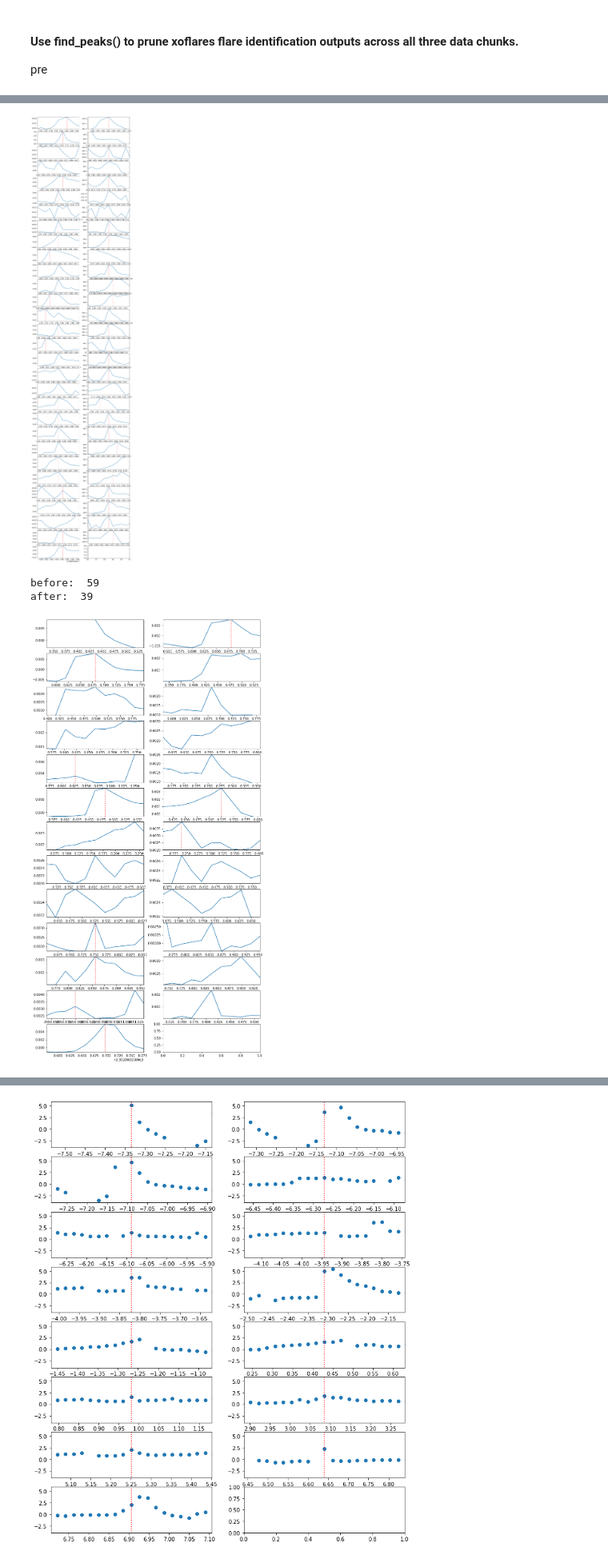
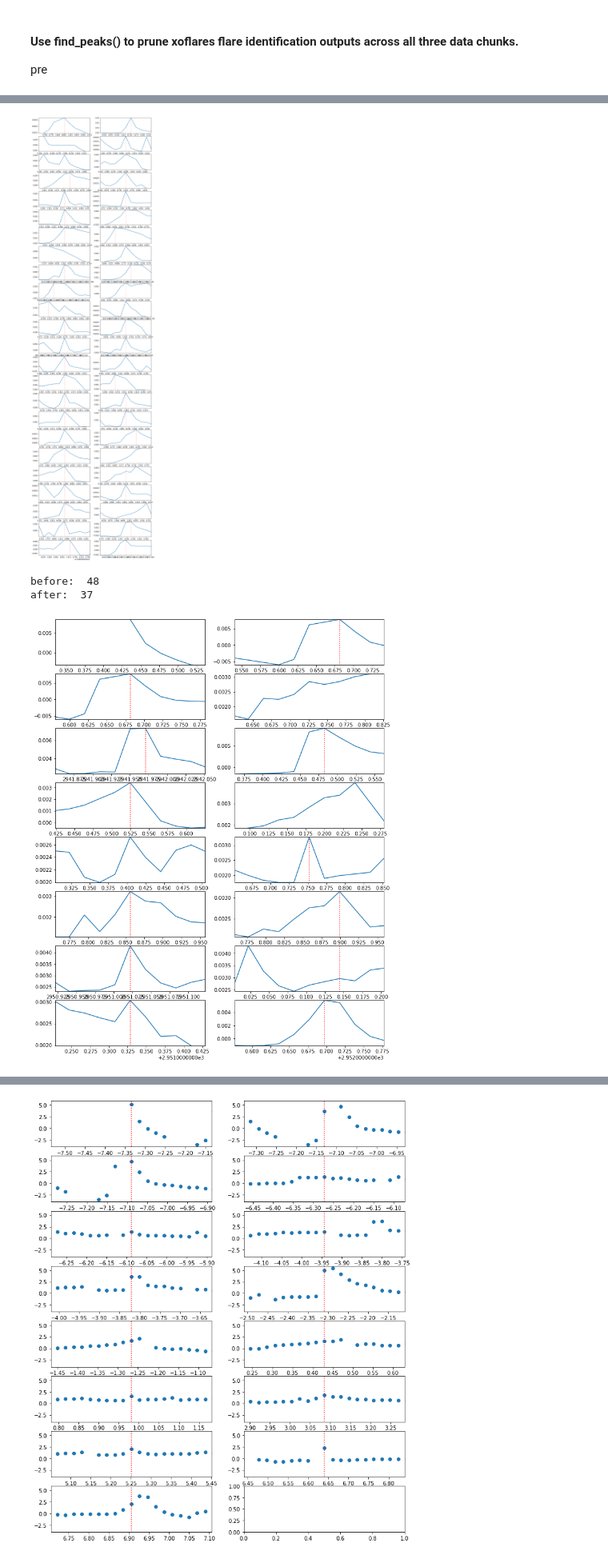
Before and after one commit to exoclam/epic-246301900, a Jupyter notebook: injection-recovery/injection_recovery.ipynb, the cells around one changed output, grey strips where cells are left out. Shown at 80% size. Cells and saved outputs as stored; diff of their text form; code cells hidden in the pictures.

Commit message:
redid FFD plot using injection-recovery-informed flare identification model

```diff
--- a/injection-recovery/injection_recovery.ipynb
+++ b/injection-recovery/injection_recovery.ipynb
@@ -1719,8 +1719,8 @@ So it's settled: we're going with a more generous N1, N2 = 1.1, N3 = 2, and then
 # %% [markdown]
 #### Actual flare identification using xoflares + find_peaks()
 # %%
-N1 = 1.1
-N2 = 1.1
+N1 = 1.3
+N2 = 1.3
 N3 = 2
 x_pre, y_pre, tpeaks_pre, tpeaks_norm_pre, ampls_pre, unnorm_ampls_pre, fwhms_pre, npeaks_pre = find_flares(pre, norm_flux_pre,
                                                                                           savgol_pre, N1, N2)
@@ -1811,6 +1827,8 @@ def pruning(df, norm_flux, pred, out):
 
     fixed_tpeaks = []
     fixed_fwhms = []
+    left_bases_all = []
+    right_bases_all = []
 
     fig, axes = plt.subplots(ncols=2, nrows=np.ceil(npeaks/2).astype(int), figsize=[12,npeaks])
     axes = axes.flatten()
@@ -1823,42 +1841,49 @@ def pruning(df, norm_flux, pred, out):
         ### run scipy.signal.find_peaks() to identify actual peak
         peaks, _ = find_peaks(snapshot_std, height=height, distance=distance, width=(width_left,width_right))
         prominences, left_bases, right_bases = peak_prominences(snapshot_std, peaks)
+        widths = peak_widths(snapshot_std, peaks, prominence_data=(prominences, left_bases, right_bases))[0]
         #print(np.array(snapshot_time)[peaks], tpeaks_pre[i])
 
         ### plot
         ax = axes[i]
         ax.plot(df.TIME, detrended) # norm_flux_pre
         if len(peaks)>0:
             ax.axvline(np.array(snapshot_time)[peaks][0], -1, 1, color='r', linestyle=':')
             fixed_tpeaks.append(np.array(snapshot_time)[peaks][0])
-            fixed_fwhm = (right_bases-left_bases)*30*60
-            fixed_fwhms.append(fixed_fwhm)
+            fixed_fwhm = widths*30*60
+            fixed_fwhms.append(fixed_fwhm[0])
+            left_bases_all.append(np.array(snapshot_time)[left_bases][0])
+            right_bases_all.append(np.array(snapshot_time)[right_bases][0])
         else:
             fixed_tpeaks.append(np.nan) # for dropping later
             fixed_fwhms.append(np.nan)
+            left_bases_all.append(np.nan)
+            right_bases_all.append(np.nan)
 
         ax.set_xlim(tpeaks[i]-buffer, tpeaks[i]+buffer)
         ax.set_ylim(min(snapshot), max(snapshot))
 
     plt.show()
 
     # attach fixed tpeaks and fwhm columns to xoflares flare identification dataframe, then drop nans
     out['fixed_tpeaks'] = fixed_tpeaks
     out['fixed_fwhms'] = fixed_fwhms
+    out['left_bases'] = left_bases_all
+    out['right_bases'] = right_bases_all
     print("before: ", len(out))
     out = out.dropna()
     print("after: ", len(out))
 
     return out
 
 out_pre_fixed = pruning(pre, norm_flux_pre, pred_pre, out_pre)
 out_post_fixed = pruning(post, norm_flux_post, pred_post, out_post)
 out_postgap_fixed = pruning(postgap, norm_flux_postgap, pred_postgap, out_postgap)
 out_fixed = pd.concat([out_pre_fixed, out_post_fixed, out_postgap_fixed]).reset_index()
 print(out_fixed)
 out_fixed.to_csv('identified_flares.csv', index=False)
 # %% [output]
-[figure, old version]
+[figure, new version]
-before:  59
-after:  39
+before:  48
+after:  37
-[figure, old version]
+[figure, new version]
```
Also changed, not shown: parts of 6 cells of this notebook, 1 other file.
